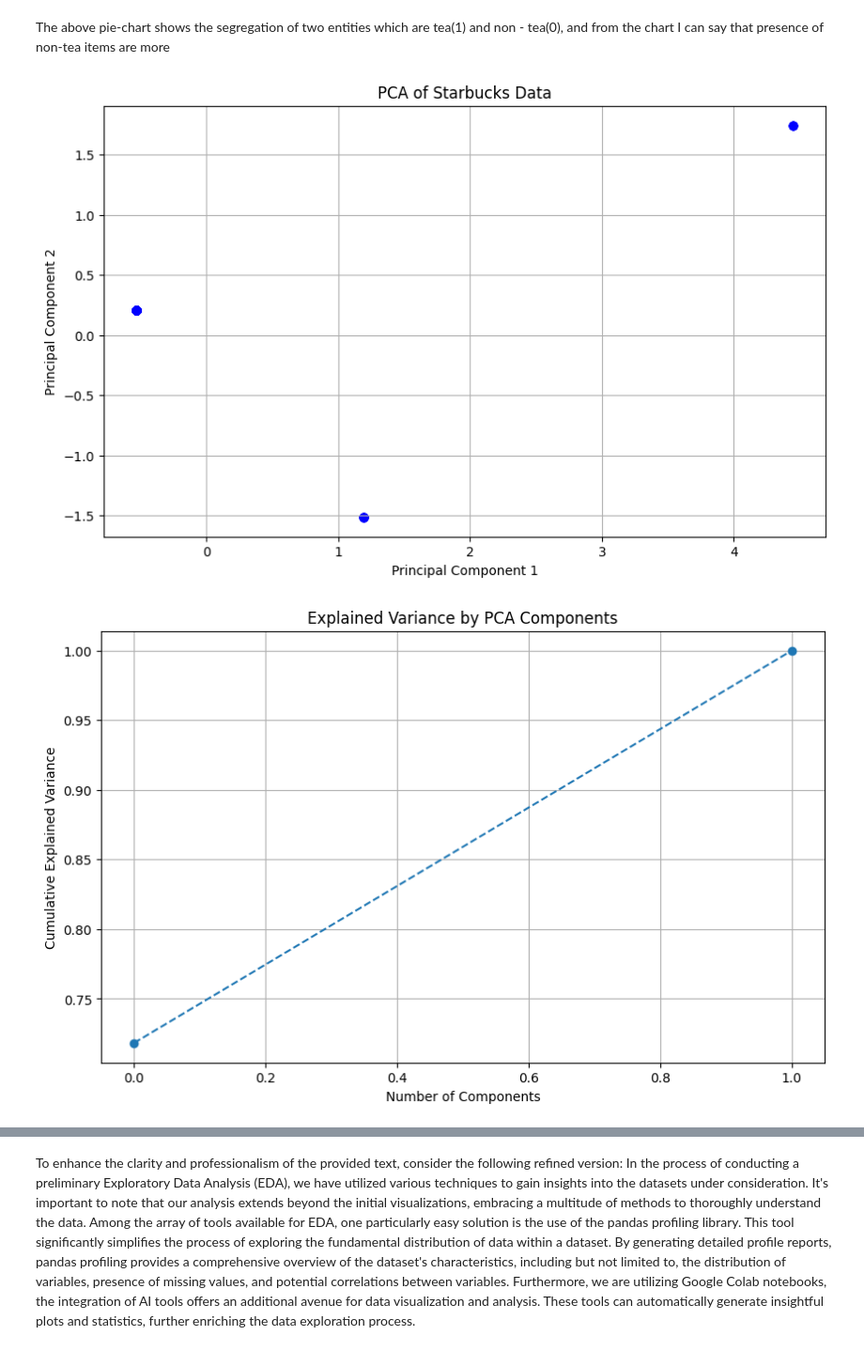
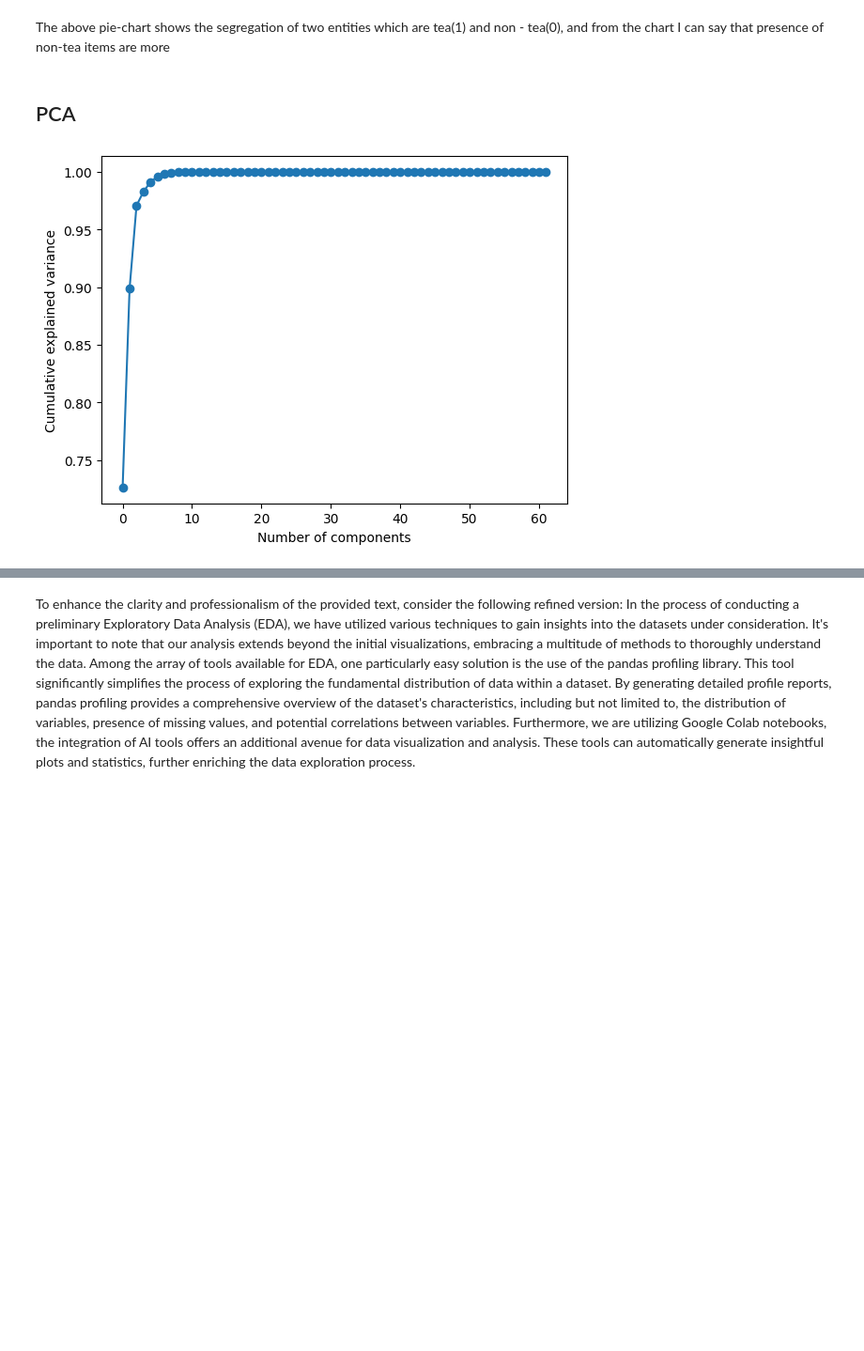
Before and after one commit to lohithready/ihub-iiith, a Jupyter notebook: AIML_III_Module_2_project_2024(Lohith's).ipynb, the cells around one changed output, grey strips where cells are left out. Shown at 94% size. Drawn from its saved outputs; the diff is of its cells as text; code cells hidden in the pictures; blank space fills up the shorter version.

```diff
--- a/AIML_III_Module_2_project_2024(Lohith's).ipynb
+++ b/AIML_III_Module_2_project_2024(Lohith's).ipynb
@@ -271,5 +271,5 @@ Saving starbucks-menu-nutrition-drinks.csv to starbucks-menu-nutrition-drinks (2
 # %%
-data = pd.read_csv('starbucks_drinkMenu_expanded.csv')
+data = pd.read_csv('star_nutri_expanded.csv')
 # %%
 data.head()
 # %% [output]
@@ -406,36 +417,18 @@ plt.show()
 [figure]
 # %% [markdown]
 The above pie-chart shows the segregation of two entities which are tea(1) and non - tea(0), and from the chart I can say that presence of non-tea items are more
+# %% [markdown]
+## PCA
 # %%
 ## to do
 # perform pca on the data and plot the explained variace ratio, what is the optimal number of principal components in this case ?
-from sklearn.preprocessing import StandardScaler
-df = data
-numerical_cols = ['Tea','bev_Tazo® Chai Tea Latte']
-data = df[numerical_cols]
-scaler = StandardScaler()
-data_scaled = scaler.fit_transform(data)
-pca = PCA(n_components=2)  # You can choose the number of components
-pca.fit(data_scaled)
-data_pca = pca.transform(data_scaled)
-
-
-plt.figure(figsize=(10, 6))
-plt.scatter(data_pca[:, 0], data_pca[:, 1], alpha=0.6, c='blue')
-plt.xlabel('Principal Component 1')
-plt.ylabel('Principal Component 2')
-plt.title('PCA of Starbucks Data')
-plt.grid(True)
+import matplotlib.pyplot as plt
+import numpy as np
+pca = PCA()
+pca.fit(data)
+plt.plot(np.cumsum(pca.explained_variance_ratio_), marker='o')
+plt.xlabel('Number of components')
+plt.ylabel('Cumulative explained variance')
 plt.show()
-
-
-plt.figure(figsize=(10, 6))
-plt.plot(np.cumsum(pca.explained_variance_ratio_), marker='o', linestyle='--')
-plt.xlabel('Number of Components')
-plt.ylabel('Cumulative Explained Variance')
-plt.title('Explained Variance by PCA Components')
-plt.grid(True)
-plt.show()
 # %% [output]
-[figure, old version]
+[figure, new version]
-[figure, removed]
```
Also changed, not shown: parts of 21 cells of this notebook.
